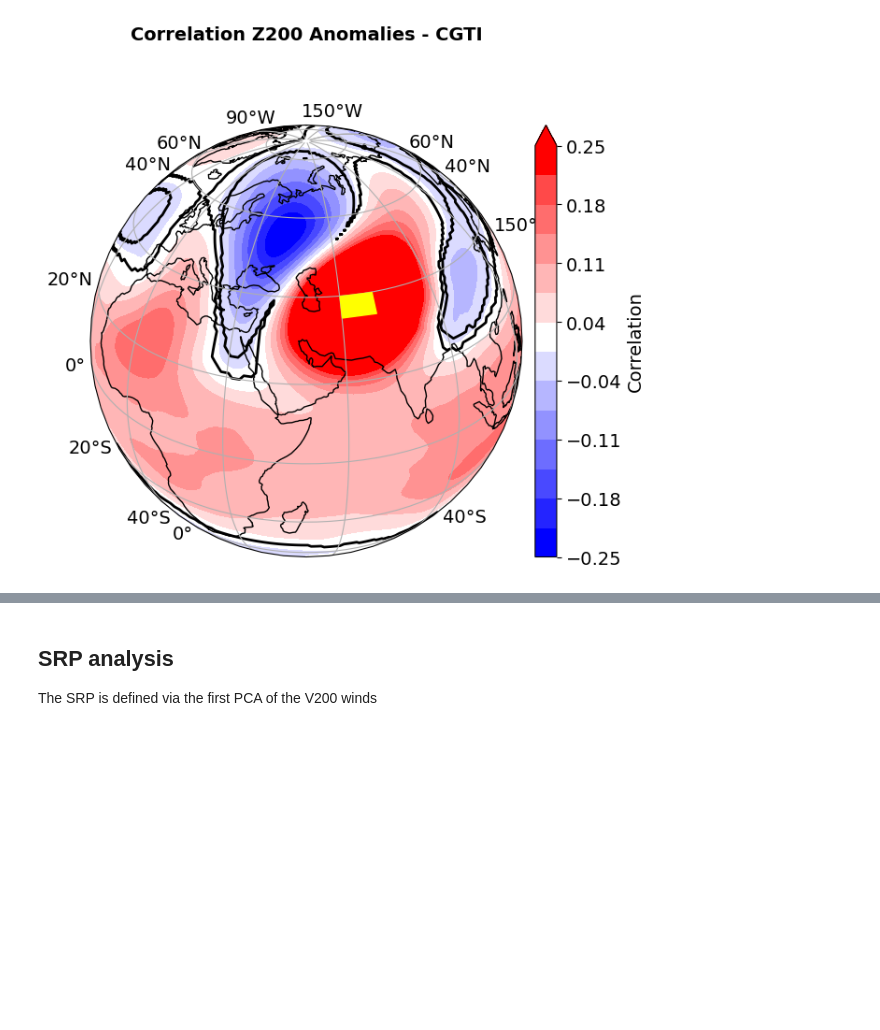
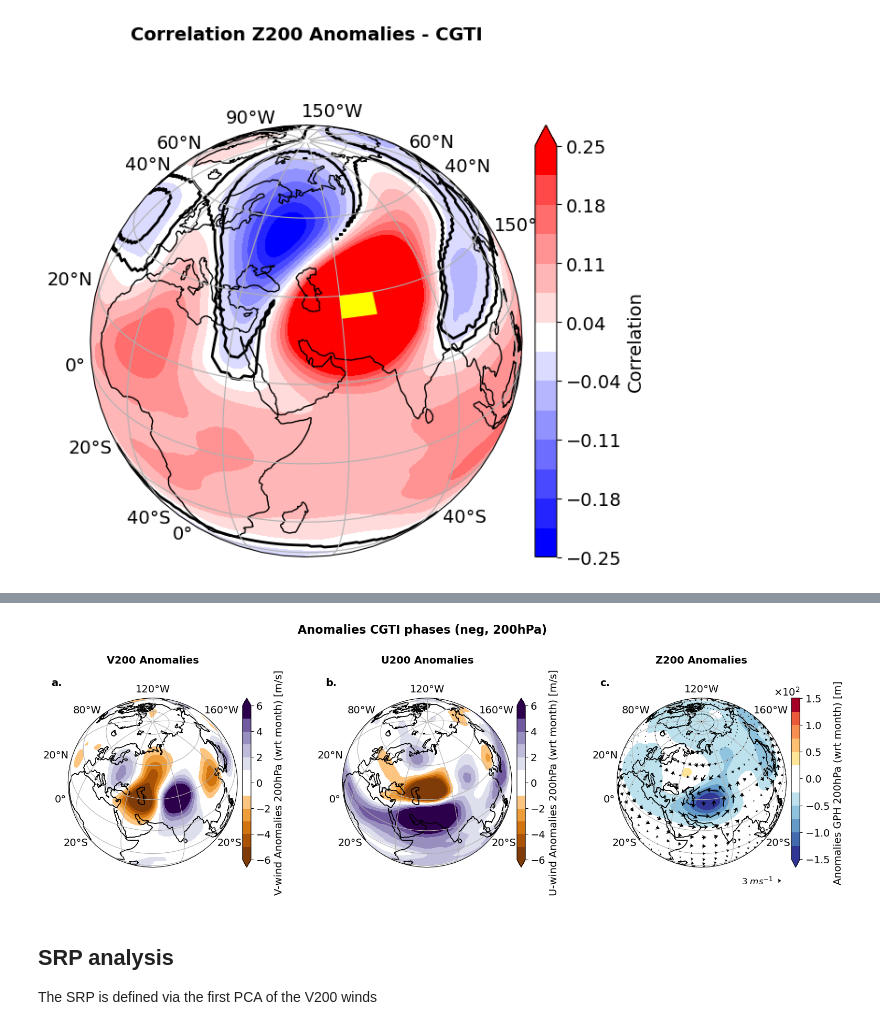
Before and after one commit to fstrnad/geoutils, a Jupyter notebook: tutorials/climate_indices.ipynb, the cells around one changed output, grey strips where cells are left out. Saved outputs shown, nothing was run; the diff lists cells and outputs as text; code cells hidden in the pictures; blank space fills up the shorter version.

Commit message:
Added pos/neg phases for CGTI in climate indices tutorial.

```diff
--- a/tutorials/climate_indices.ipynb
+++ b/tutorials/climate_indices.ipynb
@@ -188,0 +191,85 @@ im = cplt.plot_rectangle(ax=im['ax'],
+# %%
+lev = 200
+an_type = 'month'
+var_type = f'an_{an_type}'
+ctype = 'neg'
+z200 = tu.get_month_range_data(ds_z_200.ds[var_type], 'Jun',
+                               'Sep')
+v200 = tu.get_month_range_data(ds_wind.ds[f'V_an_{an_type}'].sel(lev=lev), 'Jun',
+                               'Sep')
+u200 = tu.get_month_range_data(ds_wind.ds[f'U_an_{an_type}'].sel(lev=lev), 'Jun',
+                               'Sep')
+
+cgt_tps = cgti.get_cgti_strength(z200=z200,)
+
+im = cplt.create_multi_plot(nrows=1, ncols=3,
+                            figsize=(18, 5),
+                            title=f'Anomalies CGTI phases ({ctype}, {200}hPa)',
+                            projection='Nearside',
+                            central_longitude=60,
+                            central_latitude=50,
+                            lon_range=[-50, 180],
+                            lat_range=[-30, 70],
+                            wspace=0.5)
+
+mean_tps_v = tu.get_sel_tps_ds(v200,
+                               cgt_tps[ctype].time).mean('time')
+vmax = 6
+vmin = -vmax
+
+im_comp = cplt.plot_map(mean_tps_v,
+                        ax=im['ax'][0],
+                        orientation='vertical',
+                        plot_type='contourf',
+                        cmap='PuOr',
+                        centercolor='white',
+                        levels=12,
+                        vmin=vmin, vmax=vmax,
+                        title=f"V200 Anomalies",
+                        label=rf'V-wind Anomalies {lev}hPa (wrt {an_type}) [m/s]',
+                        )
+
+mean_tps_u = tu.get_sel_tps_ds(u200,
+                               cgt_tps[ctype].time).mean('time')
+vmax = 6
+vmin = -vmax
+
+im_comp = cplt.plot_map(mean_tps_u,
+                        ax=im['ax'][1],
+                        plot_type='contourf',
+                        orientation='vertical',
+                        cmap='PuOr',
+                        centercolor='white',
+                        levels=12,
+                        vmin=vmin, vmax=vmax,
+                        title=f"U200 Anomalies",
+                        label=rf'U-wind Anomalies {lev}hPa (wrt {an_type}) [m/s]',
+                        )
+
+mean_tps = tu.get_sel_tps_ds(z200,
+                             cgt_tps[ctype].time).mean('time')
+vmax = 1.5e2
+vmin = -vmax
+im_comp = cplt.plot_map(mean_tps,
+                        ax=im['ax'][2],
+                        plot_type='contourf',
+                        orientation='vertical',
+                        cmap='RdYlBu_r',
+                        centercolor='white',
+                        levels=12,
+                        vmin=vmin, vmax=vmax,
+                        title=f"Z200 Anomalies",
+                        label=rf'Anomalies GPH {lev}hPa (wrt {an_type}) [m]',
+                        )
+dict_w = cplt.plot_wind_field(ax=im['ax'][2],
+                              u=mean_tps_u,
+                              v=mean_tps_v,
+                              scale=150,
+                              steps=3,  # plot only every 3rd wind arrow
+                              key_length=3,
+                              )
+
+savepath = plot_dir + \
+    f"climate_indices/z200_uv200_{an_type}_cgti_{ctype}.png"
+cplt.save_fig(savepath=savepath, fig=im['fig'])
+# %% [output]
@@ -189,3 +279,4 @@ im = cplt.plot_rectangle(ax=im['ax'],
+[figure, added]
 # %% [markdown]
 ## SRP analysis
 The SRP is defined via the first PCA of the V200 winds
```
Also changed, not shown: parts of 4 cells of this notebook.
